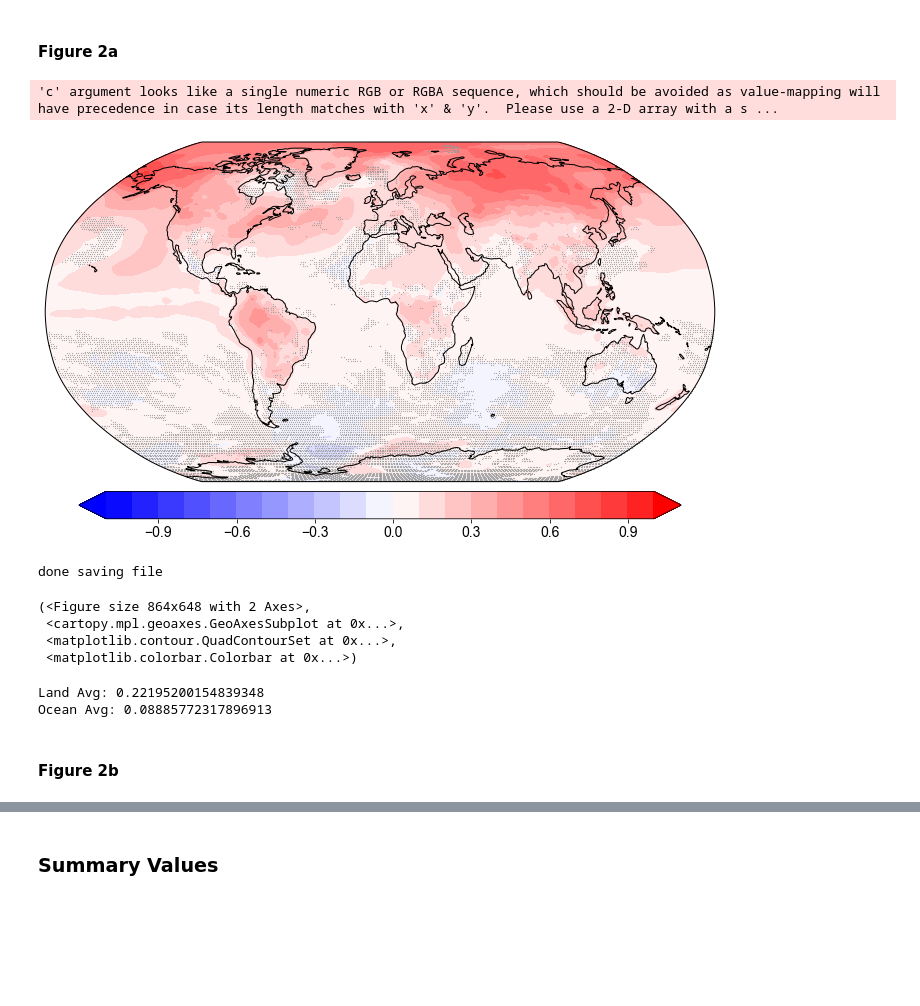
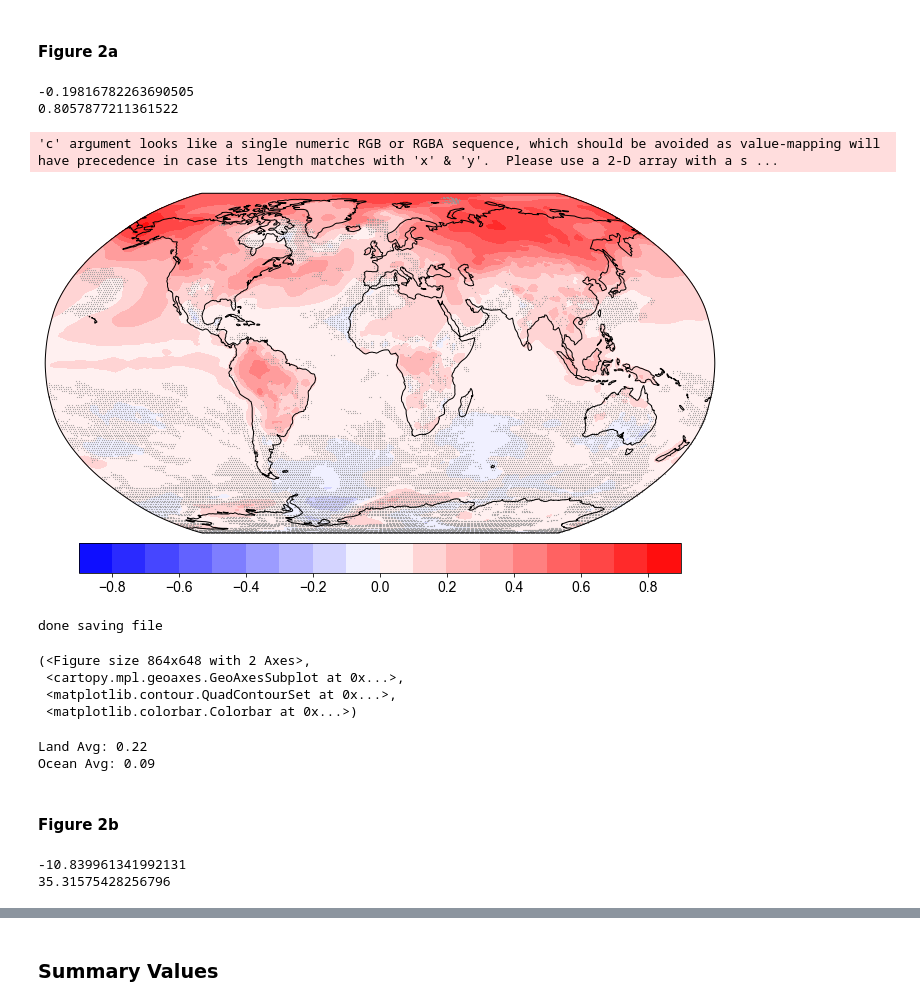
Before and after one commit to czarakas/plant_physiology_and_TCR, a Jupyter notebook: replicate_figures/Figure_3.ipynb, the cells around one changed output, grey strips where cells are left out. Drawn from its saved outputs; the diff is of its cells as text; code cells hidden in the pictures; blank space fills up the shorter version.

Commit message:
Made colorbar limits symmetrical

```diff
--- a/replicate_figures/Figure_3.ipynb
+++ b/replicate_figures/Figure_3.ipynb
@@ -157,23 +147,34 @@ mostlyAgree['lon']=mostlyAgree['lon']+(1.25/2)
 ### Make Figure Panels
 # %% [markdown]
 #### Figure 2a
+# %%
+mapdata=ds_all_models_phys[VARNAME].mean(dim='modelname', skipna=True).values
+
+# Print min and max to check that colorbar accurately portrays full range
+# (i.e. if colorbar shows full range, extend=neither, if some values out of range, extend=both)
+print(np.nanmin(mapdata))
+print(np.nanmax(mapdata))
+# %% [output]
+-0.19816782263690505
+0.8057877211361522
 # %%
 quick_map.quick_map(ds_all_models_phys[VARNAME].mean(dim='modelname', skipna=True).values,
                     ds_all_models_phys['lat'].values,
                     ds_all_models_phys['lon'].values,
-                    clim=[-1.1,1.1],
+                    clim=[-0.9,0.9],
                     contours=True,
                     color_interval=0.1,
                     cmap=plt.cm.bwr,
                     sighatch=True,
-                    sigmask=-mostlyAgree, #stippling where models do NOT agree
+                    sigmask=-mostlyAgree, #note that stippling is where models do NOT agree on sign of change
                     p=0,
                     markersize=0.05,
                     alpha_choice=1,
-                    filepath=PATH_FIGURES+'Figure3a_multimodel_mean_map_Tas_2xCO2.png')
+                    filepath=PATH_FIGURES+'Figure3a_multimodel_mean_map_Tas_2xCO2.svg',
+                    extend_choice='neither')
 # %% [output]
 'c' argument looks like a single numeric RGB or RGBA sequence, which should be avoided as value-mapping will have precedence in case its length matches with 'x' & 'y'.  Please use a 2-D array with a s ...
-[figure, old version]
+[figure, new version]
 done saving file
 (<Figure size 864x648 with 2 Axes>,
  <cartopy.mpl.geoaxes.GeoAxesSubplot at 0x...>,
@@ -187,20 +188,25 @@ ds_weighting = ds_weighting.reindex_like(ds_avg, method='nearest', tolerance=0.0
 # Calculate land average
 ds_avg_land = ds_avg*ds_weighting['land_weights']
 ds_avg_land = ds_avg_land.sum(dim=['lat','lon']).values
-print('Land Avg: '+str(ds_avg_land))
+print('Land Avg: '+str(np.round(ds_avg_land,2)))
 
 # Calculate ocean average
 ds_avg_ocean = ds_avg*ds_weighting['ocean_weights']
 ds_avg_ocean = ds_avg_ocean.sum(dim=['lat','lon']).values
-print('Ocean Avg: '+str(ds_avg_ocean))
+print('Ocean Avg: '+str(np.round(ds_avg_ocean,2)))
 # %% [output]
-Land Avg: 0.22195200154839348
-Ocean Avg: 0.08885772317896913
+Land Avg: 0.22
+Ocean Avg: 0.09
 # %% [markdown]
 #### Figure 2b
 # %%
 pct_mean_from_phys = (ds_all_models_phys['tas'].mean(dim='modelname', skipna=True)*100/
                       ds_all_models_tot['tas'].mean(dim='modelname', skipna=True))
+print(np.nanmin(pct_mean_from_phys))
+print(np.nanmax(pct_mean_from_phys))
+# %% [output]
+-10.839961341992131
+35.31575428256796
 # %%
 quick_map.quick_map(pct_mean_from_phys.values,
                     pct_mean_from_phys['lat'].values,
```
Also changed, not shown: parts of 7 cells of this notebook, 1 other file.
